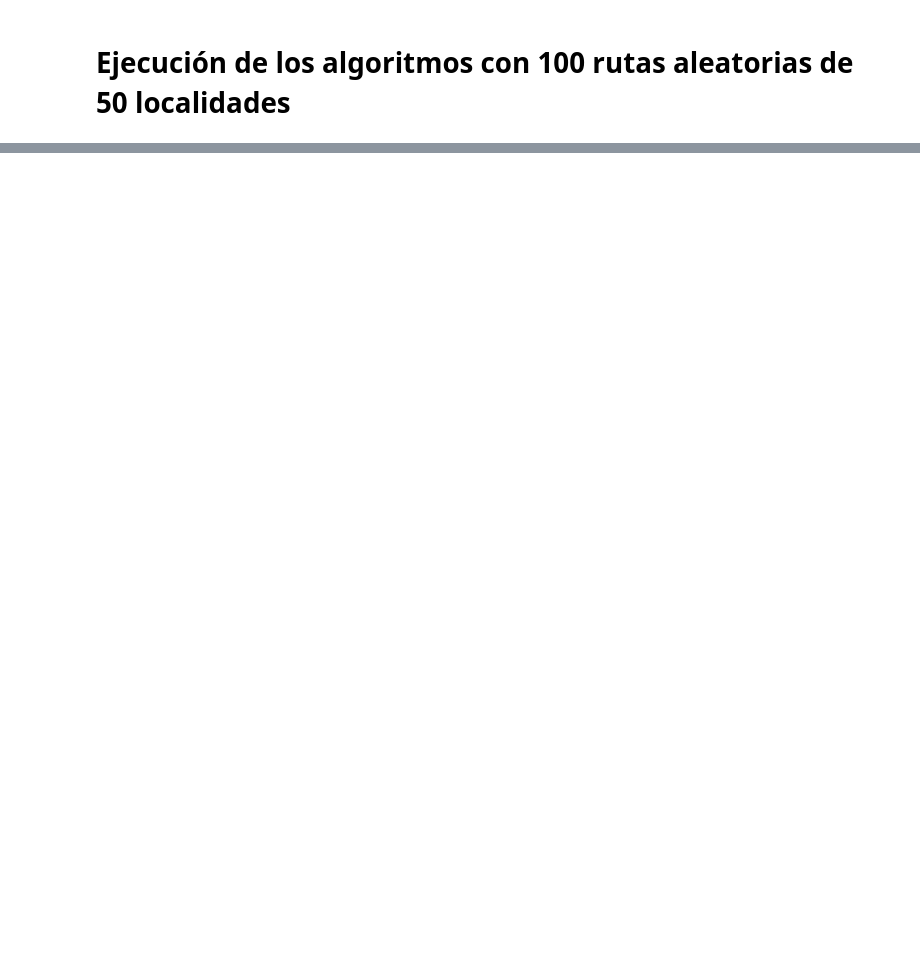
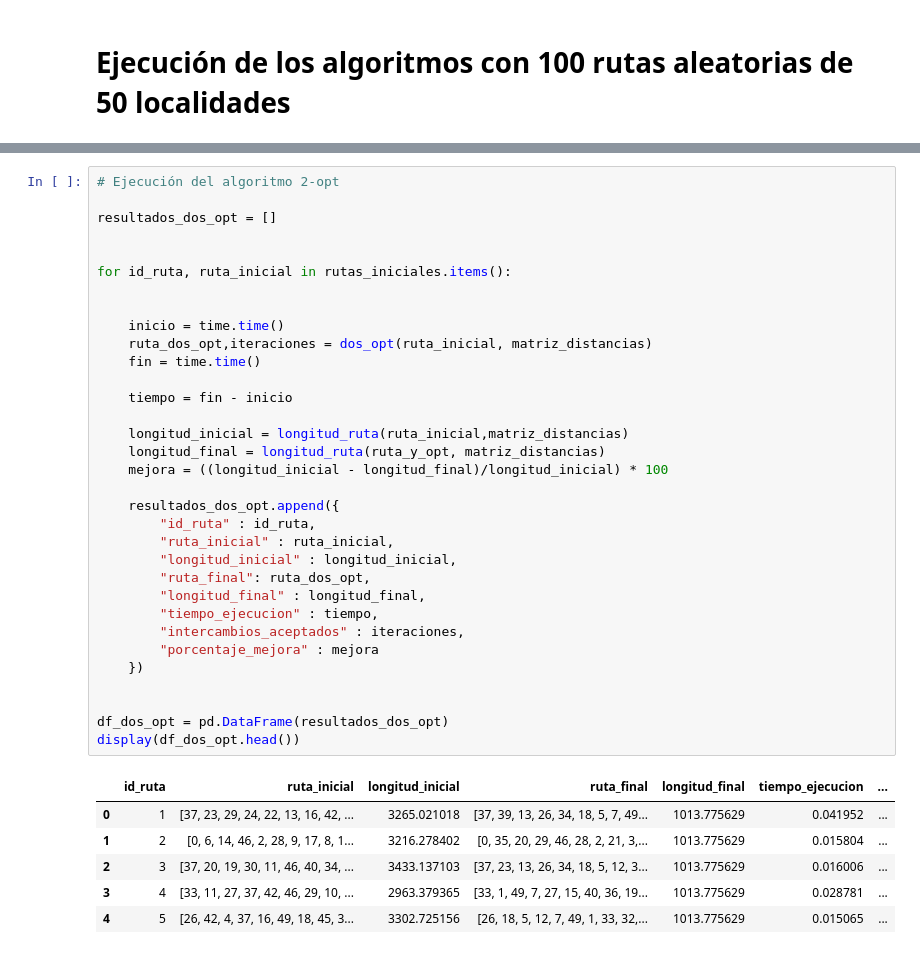
Before and after one commit to EstefaniaMora23/Tarea1_numerico, a Jupyter notebook: Proyecto/codigo/Primer_avance/codigo.ipynb, the cells around one changed output, grey strips where cells are left out. Drawn from its saved outputs; the diff is of its cells as text; blank space fills up the shorter version.

```diff
--- a/Proyecto/codigo/Primer_avance/codigo.ipynb
+++ b/Proyecto/codigo/Primer_avance/codigo.ipynb
@@ -721,0 +714,40 @@ display(df_y_opt.head())
+# %%
+# Ejecución del algoritmo 2-opt
+
+resultados_dos_opt = []
+
+
+for id_ruta, ruta_inicial in rutas_iniciales.items():
+
+
+    inicio = time.time()
+    ruta_dos_opt,iteraciones = dos_opt(ruta_inicial, matriz_distancias)
+    fin = time.time()
+
+    tiempo = fin - inicio
+
+    longitud_inicial = longitud_ruta(ruta_inicial,matriz_distancias)
+    longitud_final = longitud_ruta(ruta_y_opt, matriz_distancias)
+    mejora = ((longitud_inicial - longitud_final)/longitud_inicial) * 100
+
+    resultados_dos_opt.append({
+        "id_ruta" : id_ruta,
+        "ruta_inicial" : ruta_inicial,
+        "longitud_inicial" : longitud_inicial,
+        "ruta_final": ruta_dos_opt,
+        "longitud_final" : longitud_final,
+        "tiempo_ejecucion" : tiempo,
+        "intercambios_aceptados" : iteraciones,
+        "porcentaje_mejora" : mejora
+    })
+
+
+df_dos_opt = pd.DataFrame(resultados_dos_opt)
+display(df_dos_opt.head())
+# %% [output]
+|  | id_ruta | ruta_inicial | longitud_inicial | ruta_final | longitud_final | tiempo_ejecucion | ... |
+| 0 | 1 | [37, 23, 29, 24, 22, 13, 16, 42, ... | 3265.021018 | [37, 39, 13, 26, 34, 18, 5, 7, 49... | 1013.775629 | 0.041952 | ... |
+| 1 | 2 | [0, 6, 14, 46, 2, 28, 9, 17, 8, 1... | 3216.278402 | [0, 35, 20, 29, 46, 28, 2, 21, 3,... | 1013.775629 | 0.015804 | ... |
+| 2 | 3 | [37, 20, 19, 30, 11, 46, 40, 34, ... | 3433.137103 | [37, 23, 13, 26, 34, 18, 5, 12, 3... | 1013.775629 | 0.016006 | ... |
+| 3 | 4 | [33, 11, 27, 37, 42, 46, 29, 10, ... | 2963.379365 | [33, 1, 49, 7, 27, 15, 40, 36, 19... | 1013.775629 | 0.028781 | ... |
+| 4 | 5 | [26, 42, 4, 37, 16, 49, 18, 45, 3... | 3302.725156 | [26, 18, 5, 12, 7, 49, 1, 33, 32,... | 1013.775629 | 0.015065 | ... |
```
Also changed, not shown: parts of 10 cells of this notebook.
